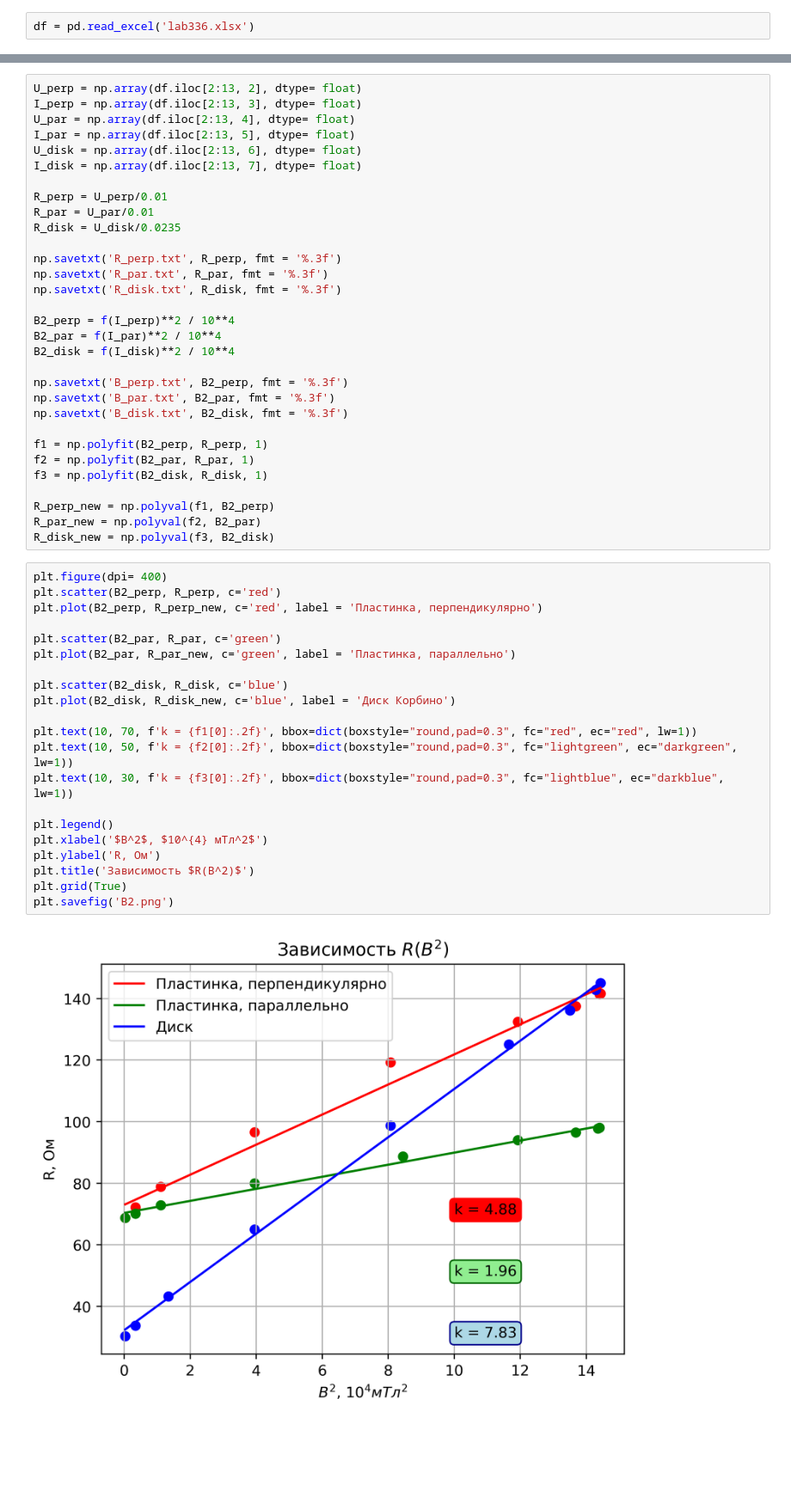
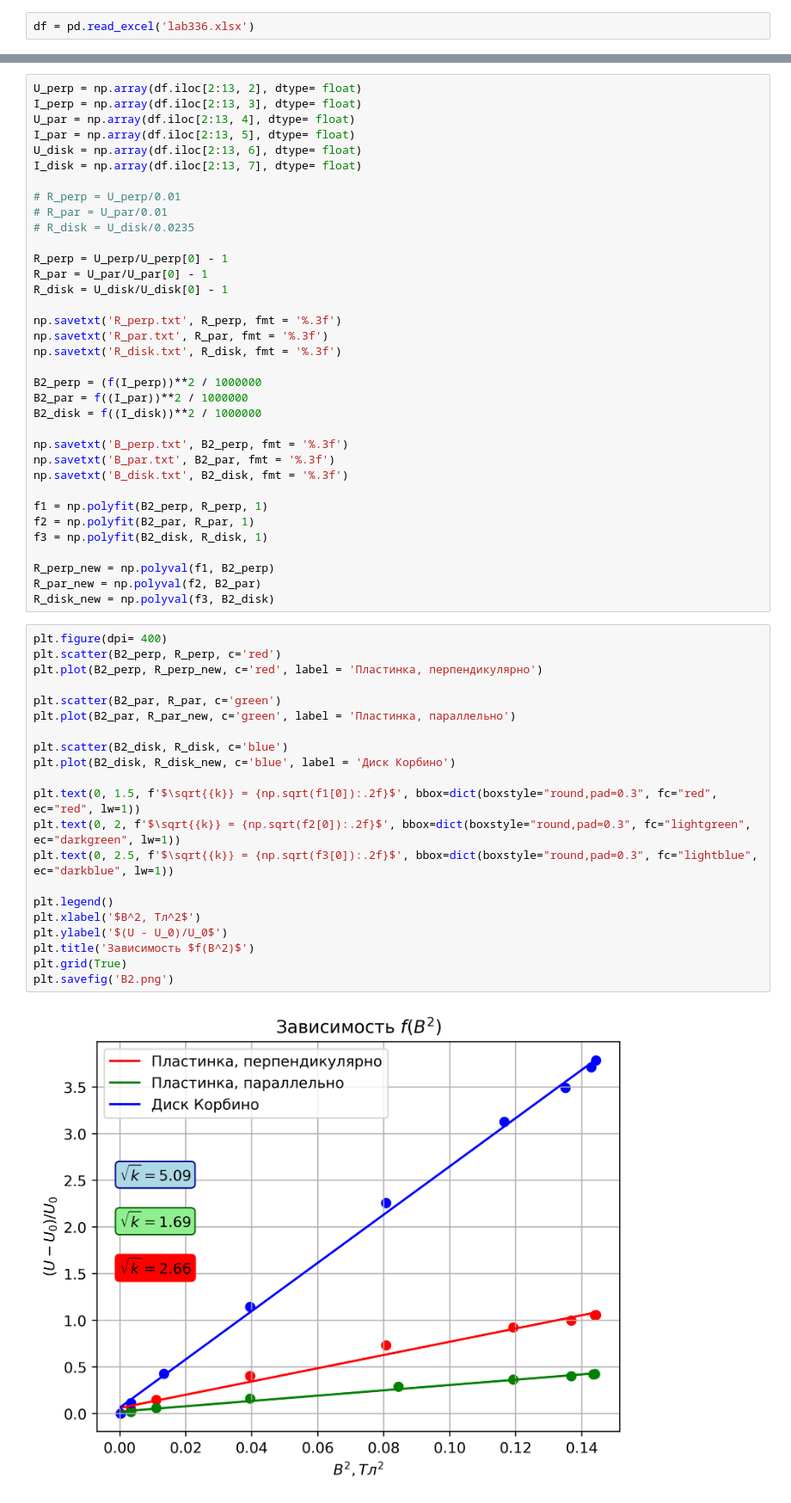
Before and after one commit to kekoveca/Physics_labs, a Jupyter notebook: 2 course/lab336/lab336.ipynb, the cells around one changed output, grey strips where cells are left out. Shown at 86% size. Saved outputs shown, nothing was run; the diff lists cells and outputs as text; blank space fills up the shorter version.

```diff
--- a/2 course/lab336/lab336.ipynb
+++ b/2 course/lab336/lab336.ipynb
@@ -31,17 +31,21 @@ I_par = np.array(df.iloc[2:13, 5], dtype= float)
 U_disk = np.array(df.iloc[2:13, 6], dtype= float)
 I_disk = np.array(df.iloc[2:13, 7], dtype= float)
 
-R_perp = U_perp/0.01
-R_par = U_par/0.01
-R_disk = U_disk/0.0235
+# R_perp = U_perp/0.01
+# R_par = U_par/0.01
+# R_disk = U_disk/0.0235
+
+R_perp = U_perp/U_perp[0] - 1
+R_par = U_par/U_par[0] - 1
+R_disk = U_disk/U_disk[0] - 1
 
 np.savetxt('R_perp.txt', R_perp, fmt = '%.3f')
 np.savetxt('R_par.txt', R_par, fmt = '%.3f')
 np.savetxt('R_disk.txt', R_disk, fmt = '%.3f')
 
-B2_perp = f(I_perp)**2 / 10**4
-B2_par = f(I_par)**2 / 10**4
-B2_disk = f(I_disk)**2 / 10**4
+B2_perp = (f(I_perp))**2 / 1000000
+B2_par = f((I_par))**2 / 1000000
+B2_disk = f((I_disk))**2 / 1000000
 
 np.savetxt('B_perp.txt', B2_perp, fmt = '%.3f')
 np.savetxt('B_par.txt', B2_par, fmt = '%.3f')
@@ -57,23 +61,23 @@ R_disk_new = np.polyval(f3, B2_disk)
 # %%
 plt.figure(dpi= 400)
 plt.scatter(B2_perp, R_perp, c='red')
 plt.plot(B2_perp, R_perp_new, c='red', label = 'Пластинка, перпендикулярно')
 
 plt.scatter(B2_par, R_par, c='green')
 plt.plot(B2_par, R_par_new, c='green', label = 'Пластинка, параллельно')
 
 plt.scatter(B2_disk, R_disk, c='blue')
 plt.plot(B2_disk, R_disk_new, c='blue', label = 'Диск Корбино')
 
-plt.text(10, 70, f'k = {f1[0]:.2f}', bbox=dict(boxstyle="round,pad=0.3", fc="red", ec="red", lw=1))
-plt.text(10, 50, f'k = {f2[0]:.2f}', bbox=dict(boxstyle="round,pad=0.3", fc="lightgreen", ec="darkgreen", lw=1))
-plt.text(10, 30, f'k = {f3[0]:.2f}', bbox=dict(boxstyle="round,pad=0.3", fc="lightblue", ec="darkblue", lw=1))
+plt.text(0, 1.5, f'$\sqrt{{k}} = {np.sqrt(f1[0]):.2f}$', bbox=dict(boxstyle="round,pad=0.3", fc="red", ec="red", lw=1))
+plt.text(0, 2, f'$\sqrt{{k}} = {np.sqrt(f2[0]):.2f}$', bbox=dict(boxstyle="round,pad=0.3", fc="lightgreen", ec="darkgreen", lw=1))
+plt.text(0, 2.5, f'$\sqrt{{k}} = {np.sqrt(f3[0]):.2f}$', bbox=dict(boxstyle="round,pad=0.3", fc="lightblue", ec="darkblue", lw=1))
 
 plt.legend()
-plt.xlabel('$B^2$, $10^{4} мТл^2$')
-plt.ylabel('R, Ом')
-plt.title('Зависимость $R(B^2)$')
+plt.xlabel('$B^2, Тл^2$')
+plt.ylabel('$(U - U_0)/U_0$')
+plt.title('Зависимость $f(B^2)$')
 plt.grid(True)
 plt.savefig('B2.png')
 # %% [output]
-[figure, old version]
+[figure, new version]
```
Also changed, not shown: 14 other files.
